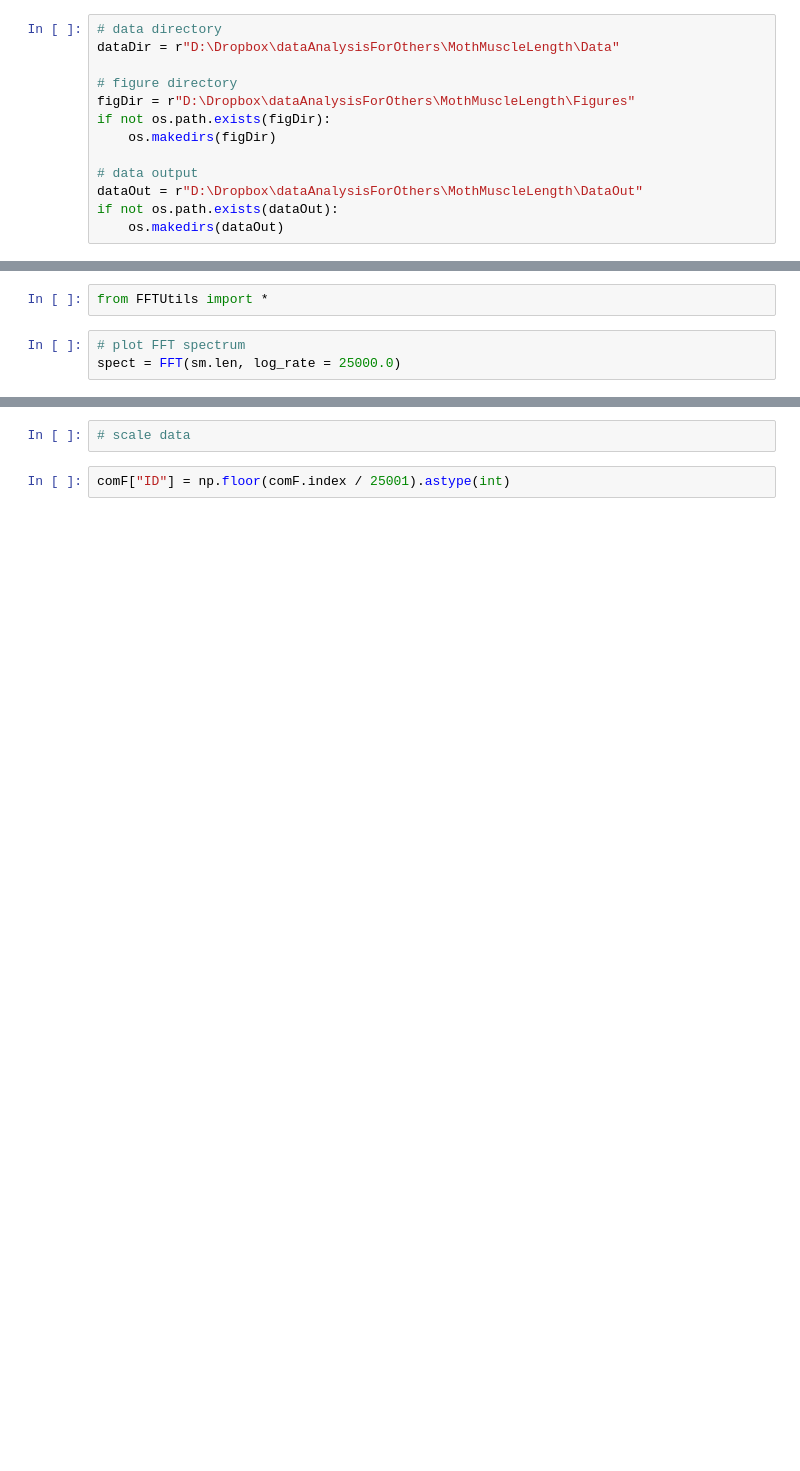
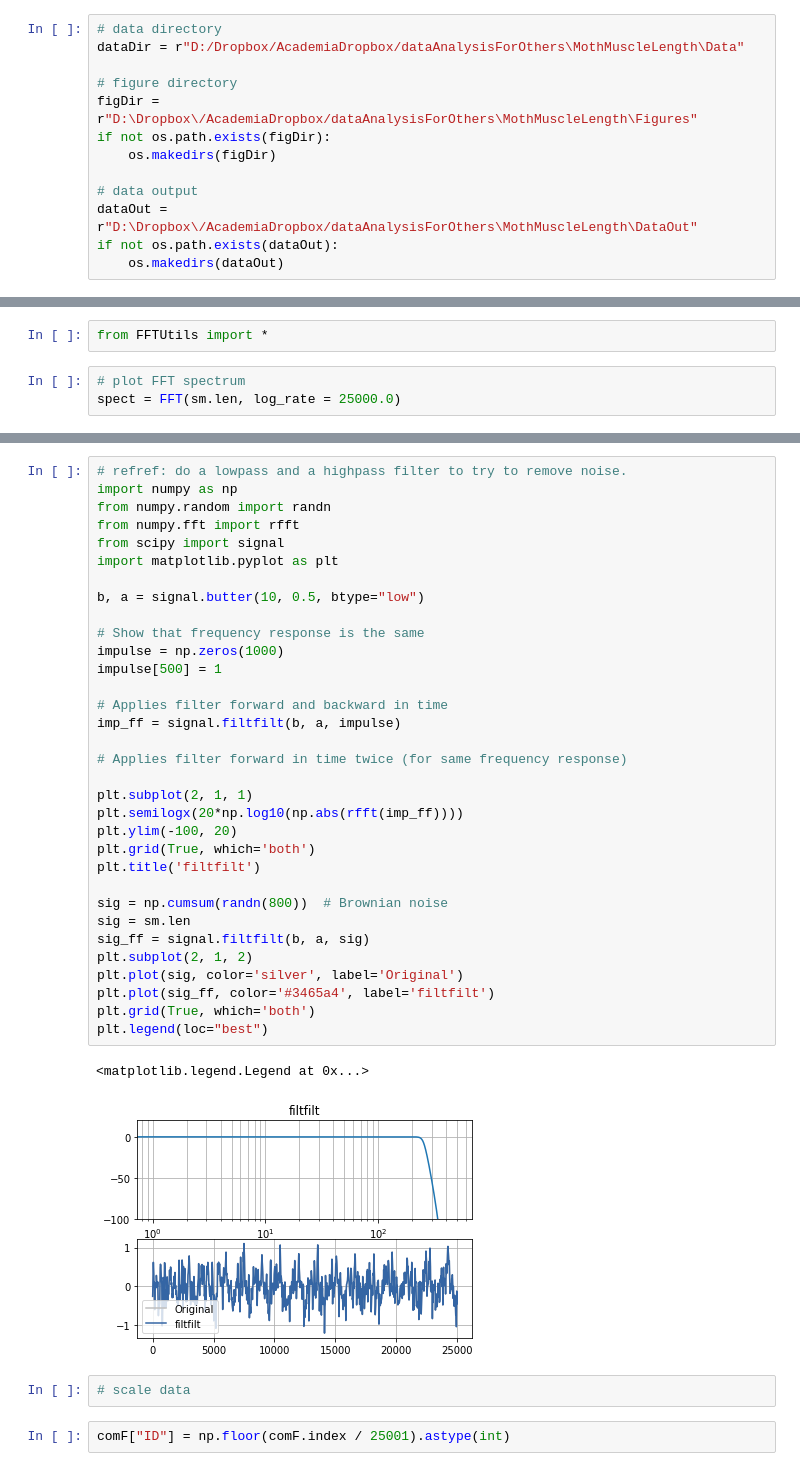
Before and after one commit to callinSwitzer/MuscleTimeseriesPrediction, a Jupyter notebook: PredictMuscleLength_artificialData.ipynb, the cells around one changed output, grey strips where cells are left out. Drawn from its saved outputs; the diff is of its cells as text; blank space fills up the shorter version.

Commit message:
started filtering

```diff
--- a/PredictMuscleLength_artificialData.ipynb
+++ b/PredictMuscleLength_artificialData.ipynb
@@ -33,14 +40,14 @@ print("last run on " + str(datetime.now()))
 # %%
 # data directory
-dataDir = r"D:\Dropbox\dataAnalysisForOthers\MothMuscleLength\Data"
+dataDir = r"D:/Dropbox/AcademiaDropbox/dataAnalysisForOthers\MothMuscleLength\Data"
 
 # figure directory
-figDir = r"D:\Dropbox\dataAnalysisForOthers\MothMuscleLength\Figures"
+figDir = r"D:\Dropbox\/AcademiaDropbox/dataAnalysisForOthers\MothMuscleLength\Figures"
 if not os.path.exists(figDir):
     os.makedirs(figDir)
 
 # data output
-dataOut = r"D:\Dropbox\dataAnalysisForOthers\MothMuscleLength\DataOut"
+dataOut = r"D:\Dropbox\/AcademiaDropbox/dataAnalysisForOthers\MothMuscleLength\DataOut"
 if not os.path.exists(dataOut):
     os.makedirs(dataOut)
 # %%
@@ -84,3 +125,39 @@ spect.plotFFT(fmin = 0, fmax =450)
+# %%
+# refref: do a lowpass and a highpass filter to try to remove noise.
+import numpy as np
+from numpy.random import randn
+from numpy.fft import rfft
+from scipy import signal
+import matplotlib.pyplot as plt
+
+b, a = signal.butter(10, 0.5, btype="low")
+
+# Show that frequency response is the same
+impulse = np.zeros(1000)
+impulse[500] = 1
+
+# Applies filter forward and backward in time
+imp_ff = signal.filtfilt(b, a, impulse)
+
+# Applies filter forward in time twice (for same frequency response)
+
+plt.subplot(2, 1, 1)
+plt.semilogx(20*np.log10(np.abs(rfft(imp_ff))))
+plt.ylim(-100, 20)
+plt.grid(True, which='both')
+plt.title('filtfilt')
+
+sig = np.cumsum(randn(800))  # Brownian noise
+sig = sm.len
+sig_ff = signal.filtfilt(b, a, sig)
+plt.subplot(2, 1, 2)
+plt.plot(sig, color='silver', label='Original')
+plt.plot(sig_ff, color='#3465a4', label='filtfilt')
+plt.grid(True, which='both')
+plt.legend(loc="best")
+# %% [output]
+<matplotlib.legend.Legend at 0x...>
+[figure, added]
 # %%
 # scale data
 # %%
```
Also changed, not shown: parts of 11 cells of this notebook.
